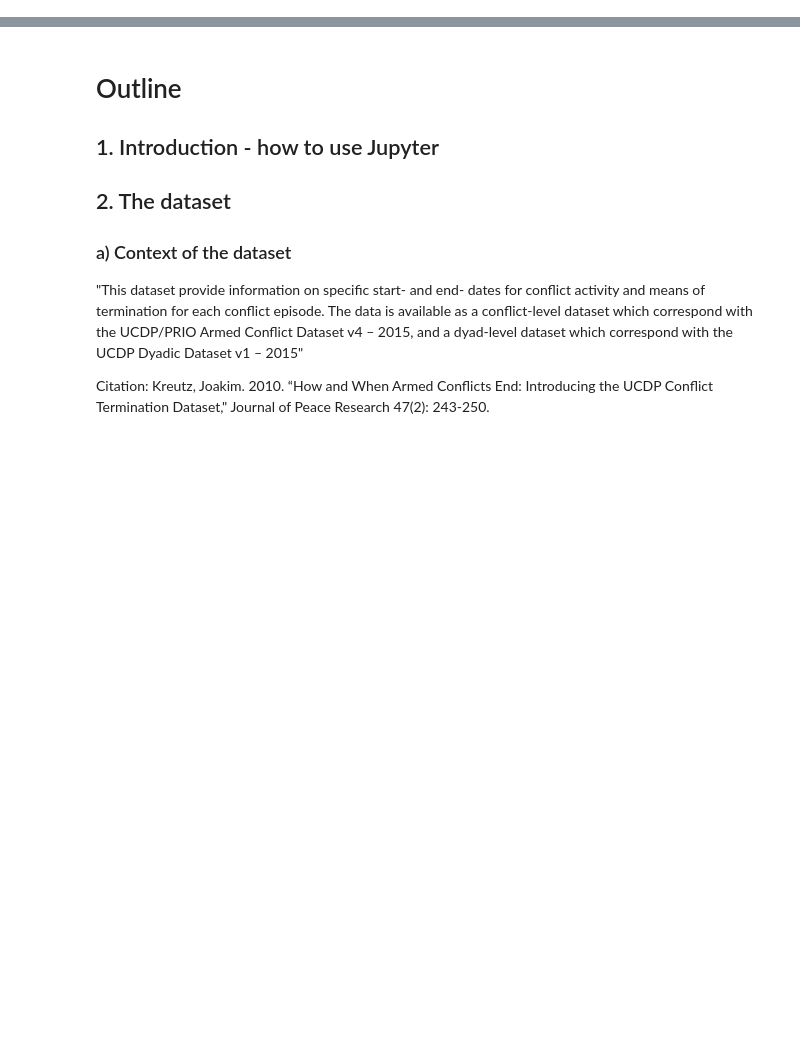
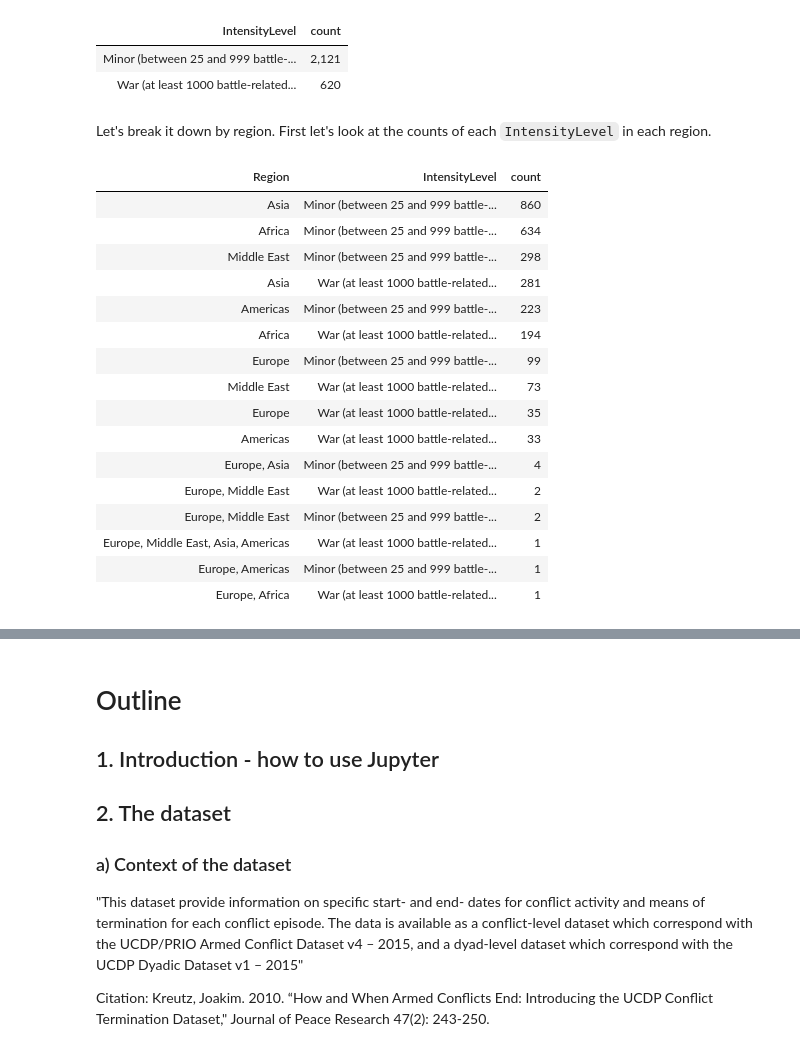
Before and after one commit to ds-modules/POLSCI-5, a Jupyter notebook: CivilWars.ipynb, the cells around one changed output, grey strips where cells are left out. Drawn from its saved outputs; the diff is of its cells as text; code cells hidden in the pictures; blank space fills up the shorter version.

```diff
--- a/CivilWars.ipynb
+++ b/CivilWars.ipynb
@@ -2,0 +173,28 @@
+# %%
+wars.group('IntensityLevel') # group by IntensityLevel
+# %% [output]
+| IntensityLevel | count |
+| Minor (between 25 and 999 battle-... | 2,121 |
+| War (at least 1000 battle-related... | 620 |
+# %% [markdown]
+Let's break it down by region. First let's look at the counts of each `IntensityLevel` in each region.
+# %%
+wars.group(['Region', 'IntensityLevel']).sort('count', descending=True).show() # group by Region and IntensityLevel
+# %% [output]
+| Region | IntensityLevel | count |
+| Asia | Minor (between 25 and 999 battle-... | 860 |
+| Africa | Minor (between 25 and 999 battle-... | 634 |
+| Middle East | Minor (between 25 and 999 battle-... | 298 |
+| Asia | War (at least 1000 battle-related... | 281 |
+| Americas | Minor (between 25 and 999 battle-... | 223 |
+| Africa | War (at least 1000 battle-related... | 194 |
+| Europe | Minor (between 25 and 999 battle-... | 99 |
+| Middle East | War (at least 1000 battle-related... | 73 |
+| Europe | War (at least 1000 battle-related... | 35 |
+| Americas | War (at least 1000 battle-related... | 33 |
+| Europe, Asia | Minor (between 25 and 999 battle-... | 4 |
+| Europe, Middle East | War (at least 1000 battle-related... | 2 |
+| Europe, Middle East | Minor (between 25 and 999 battle-... | 2 |
+| Europe, Middle East, Asia, Americas | War (at least 1000 battle-related... | 1 |
+| Europe, Americas | Minor (between 25 and 999 battle-... | 1 |
+| Europe, Africa | War (at least 1000 battle-related... | 1 |
```
Also changed, not shown: parts of 77 cells of this notebook.
